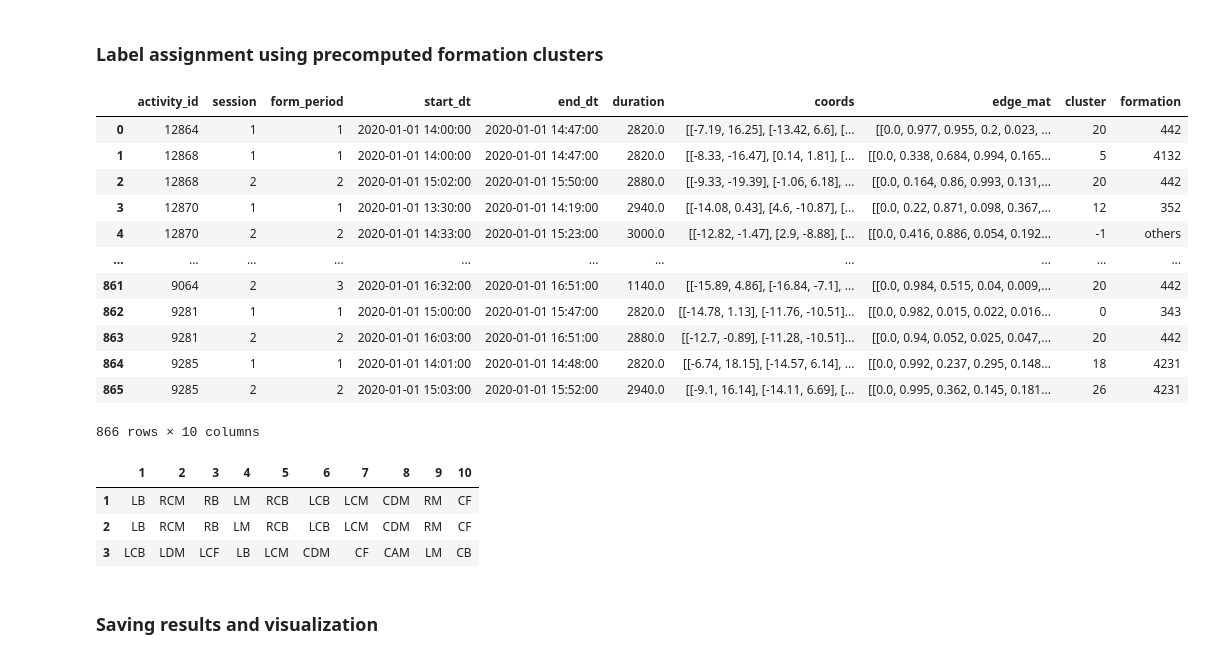
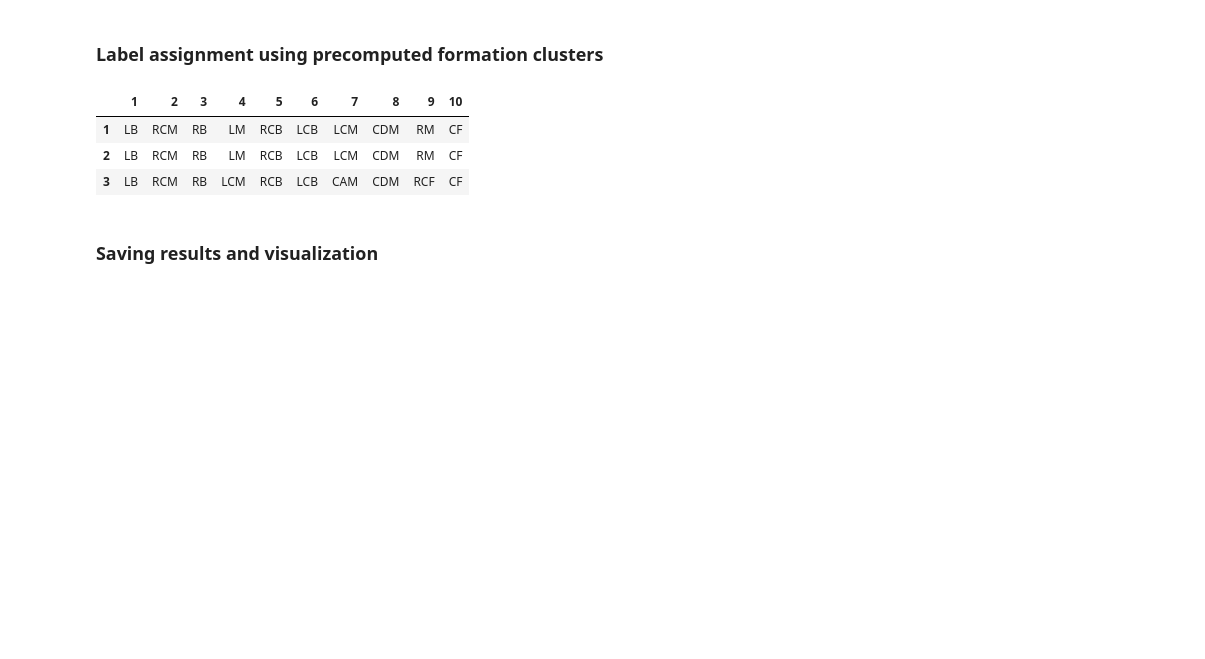
Before and after one commit to hyunsungkim-ds/soccercpd, a Jupyter notebook: tutorial_kloppy.ipynb, the cells around one changed output. Saved outputs shown, nothing was run; the diff lists cells and outputs as text; code cells hidden in the pictures; blank space fills up the shorter version.

Commit message:
✨ Rename the benchmark data and make SoccerCPD.label_roles cover "others"

```diff
--- a/tutorial_kloppy.ipynb
+++ b/tutorial_kloppy.ipynb
@@ -127,36 +127,18 @@ Iteration finished since there are no significant changes.
 # %% [markdown]
 ### Label assignment using precomputed formation clusters
 # %%
-form_benchmarks = pd.read_pickle("data/form_summary.pkl")
-role_benchmarks = pd.read_csv("data/role_summary.csv", header=0)
-form_benchmarks
+benchmark_forms = pd.read_pickle("data/benchmark_forms.pkl")
+benchmark_roles = pd.read_csv("data/benchmark_roles.csv", header=0)
+# cpd.label_roles(role_benchmarks, form_benchmarks)
+
+form_labels = {1: "433", 2: "433", 3: "others"}
+cpd.label_roles(benchmark_roles, form_labels=form_labels)
+cpd.role_labels
 # %% [output]
-|  | activity_id | session | form_period | start_dt | end_dt | duration | coords | edge_mat | cluster | formation |
-| 0 | 12864 | 1 | 1 | 2020-01-01 14:00:00 | 2020-01-01 14:47:00 | 2820.0 | [[-7.19, 16.25], [-13.42, 6.6], [... | [[0.0, 0.977, 0.955, 0.2, 0.023, ... | 20 | 442 |
-| 1 | 12868 | 1 | 1 | 2020-01-01 14:00:00 | 2020-01-01 14:47:00 | 2820.0 | [[-8.33, -16.47], [0.14, 1.81], [... | [[0.0, 0.338, 0.684, 0.994, 0.165... | 5 | 4132 |
-| 2 | 12868 | 2 | 2 | 2020-01-01 15:02:00 | 2020-01-01 15:50:00 | 2880.0 | [[-9.33, -19.39], [-1.06, 6.18], ... | [[0.0, 0.164, 0.86, 0.993, 0.131,... | 20 | 442 |
-| 3 | 12870 | 1 | 1 | 2020-01-01 13:30:00 | 2020-01-01 14:19:00 | 2940.0 | [[-14.08, 0.43], [4.6, -10.87], [... | [[0.0, 0.22, 0.871, 0.098, 0.367,... | 12 | 352 |
-| 4 | 12870 | 2 | 2 | 2020-01-01 14:33:00 | 2020-01-01 15:23:00 | 3000.0 | [[-12.82, -1.47], [2.9, -8.88], [... | [[0.0, 0.416, 0.886, 0.054, 0.192... | -1 | others |
-| ... | ... | ... | ... | ... | ... | ... | ... | ... | ... | ... |
-| 861 | 9064 | 2 | 3 | 2020-01-01 16:32:00 | 2020-01-01 16:51:00 | 1140.0 | [[-15.89, 4.86], [-16.84, -7.1], ... | [[0.0, 0.984, 0.515, 0.04, 0.009,... | 20 | 442 |
-| 862 | 9281 | 1 | 1 | 2020-01-01 15:00:00 | 2020-01-01 15:47:00 | 2820.0 | [[-14.78, 1.13], [-11.76, -10.51]... | [[0.0, 0.982, 0.015, 0.022, 0.016... | 0 | 343 |
-| 863 | 9281 | 2 | 2 | 2020-01-01 16:03:00 | 2020-01-01 16:51:00 | 2880.0 | [[-12.7, -0.89], [-11.28, -10.51]... | [[0.0, 0.94, 0.052, 0.025, 0.047,... | 20 | 442 |
-| 864 | 9285 | 1 | 1 | 2020-01-01 14:01:00 | 2020-01-01 14:48:00 | 2820.0 | [[-6.74, 18.15], [-14.57, 6.14], ... | [[0.0, 0.992, 0.237, 0.295, 0.148... | 18 | 4231 |
-| 865 | 9285 | 2 | 2 | 2020-01-01 15:03:00 | 2020-01-01 15:52:00 | 2940.0 | [[-9.1, 16.14], [-14.11, 6.69], [... | [[0.0, 0.995, 0.362, 0.145, 0.181... | 26 | 4231 |
+|  | 1 | 2 | 3 | 4 | 5 | 6 | 7 | 8 | 9 | 10 |
+| 1 | LB | RCM | RB | LM | RCB | LCB | LCM | CDM | RM | CF |
+| 2 | LB | RCM | RB | LM | RCB | LCB | LCM | CDM | RM | CF |
+| 3 | LB | RCM | RB | LCM | RCB | LCB | CAM | CDM | RCF | CF |
-866 rows × 10 columns
-# %%
-form_benchmarks = pd.read_pickle("data/form_summary.pkl")
-role_benchmarks = pd.read_csv("data/role_summary.csv", header=0)
-# cpd.label_roles(role_benchmarks, form_benchmarks)
-
-form_labels = {1: "433", 2: "433", 3: "others"}
-cpd.label_roles(role_benchmarks, form_labels=form_labels)
-cpd.role_labels
-# %% [output]
-|  | 1 | 2 | 3 | 4 | 5 | 6 | 7 | 8 | 9 | 10 |
-| 1 | LB | RCM | RB | LM | RCB | LCB | LCM | CDM | RM | CF |
-| 2 | LB | RCM | RB | LM | RCB | LCB | LCM | CDM | RM | CF |
-| 3 | LCB | LDM | LCF | LB | LCM | CDM | CF | CAM | LM | CB |
 # %% [markdown]
 ### Saving results and visualization
 # %%
```
Also changed, not shown: parts of 1 cell of this notebook, 3 other files.
